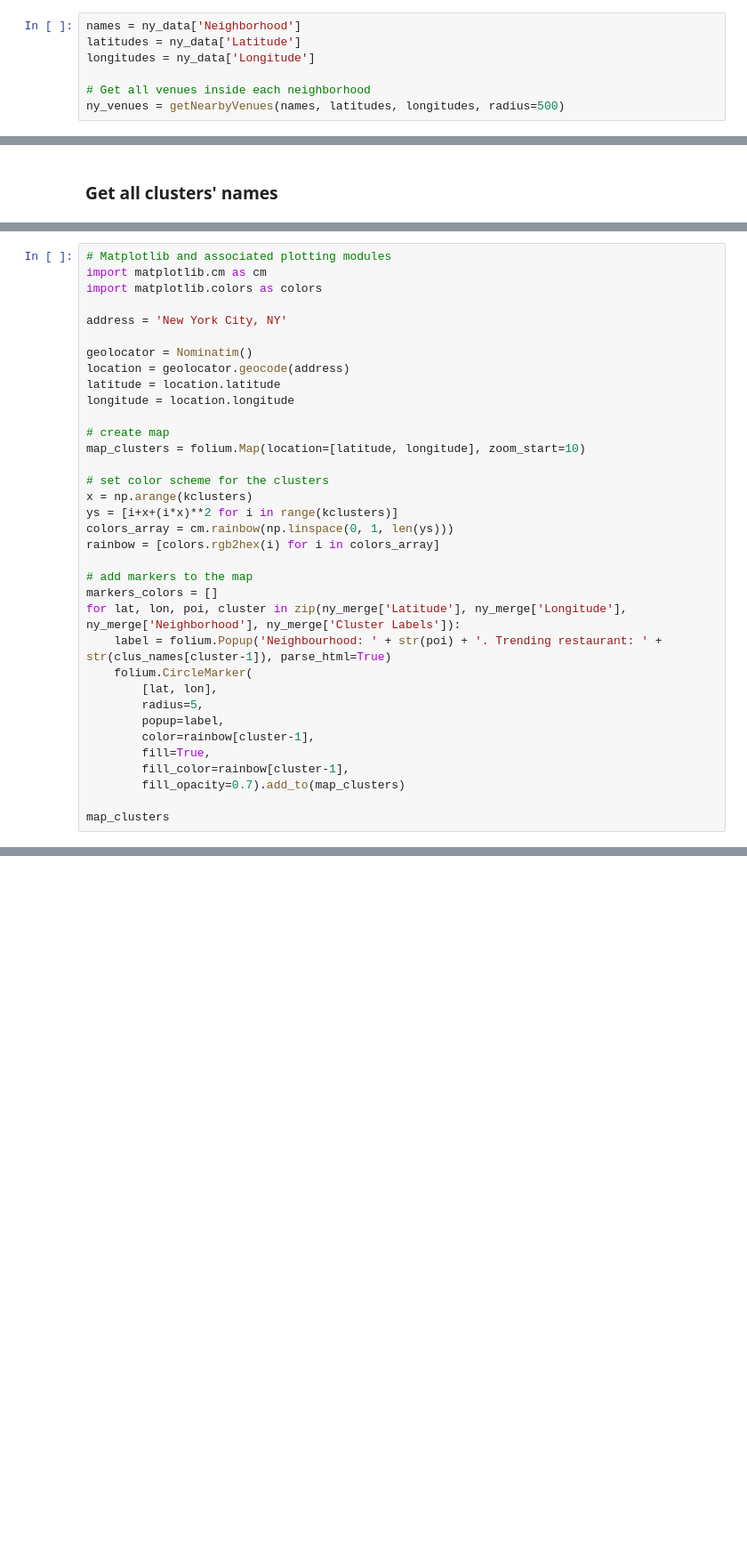
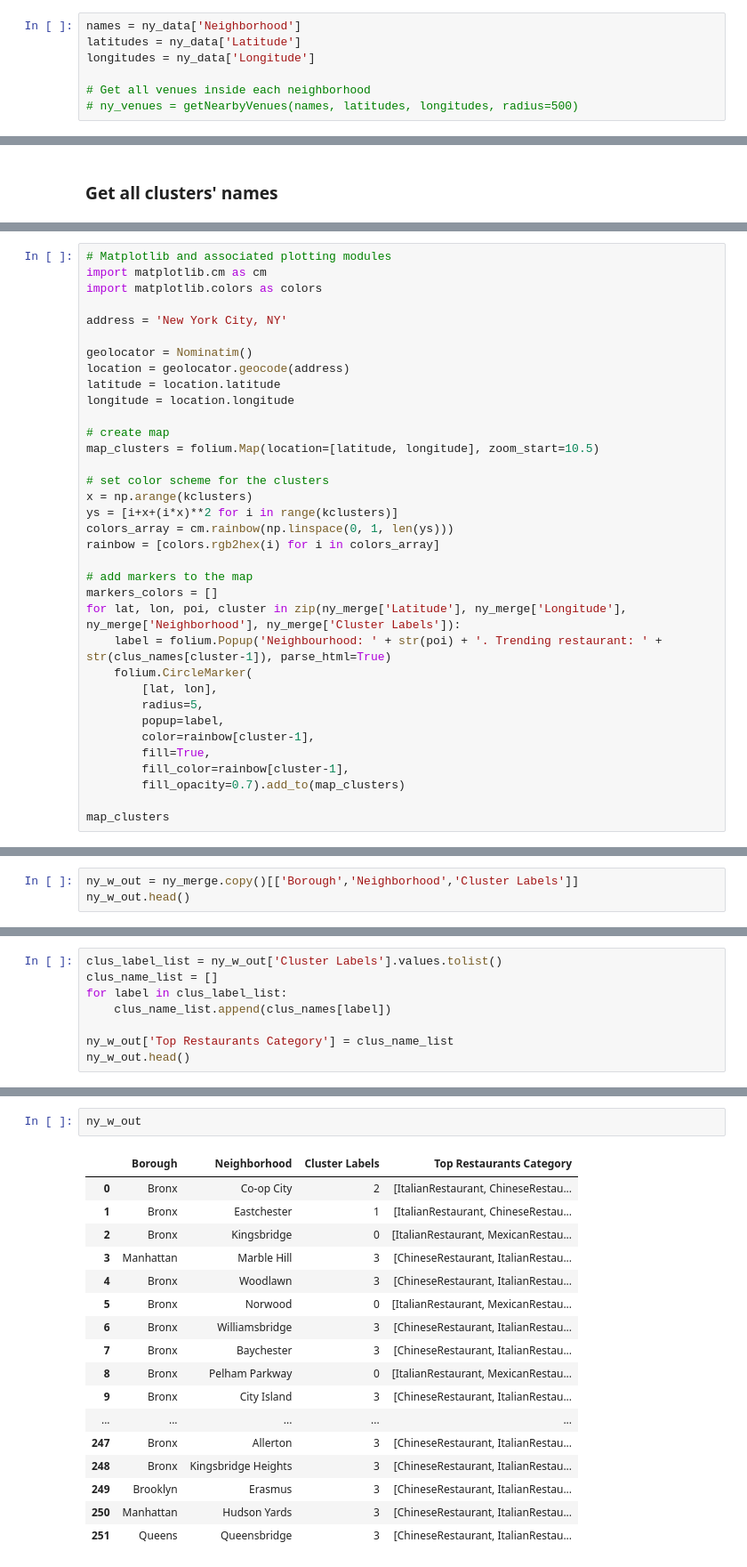
Before and after one commit to hdvvip/Coursera_Capstone, a Jupyter notebook: Capstone_Notebook_Code_Final.ipynb, the cells around one changed output, grey strips where cells are left out. Shown at 89% size. Saved outputs shown, nothing was run; the diff lists cells and outputs as text; blank space fills up the shorter version.

```diff
--- a/Capstone_Notebook_Code_Final.ipynb
+++ b/Capstone_Notebook_Code_Final.ipynb
@@ -134,7 +126,7 @@ latitudes = ny_data['Latitude']
 longitudes = ny_data['Longitude']
 
 # Get all venues inside each neighborhood
-ny_venues = getNearbyVenues(names, latitudes, longitudes, radius=500)
+# ny_venues = getNearbyVenues(names, latitudes, longitudes, radius=500)
 # %% [output]
 Wakefield
 Co-op City
@@ -446,7 +573,7 @@ latitude = location.latitude
 longitude = location.longitude
 
 # create map
-map_clusters = folium.Map(location=[latitude, longitude], zoom_start=10)
+map_clusters = folium.Map(location=[latitude, longitude], zoom_start=10.5)
 
 # set color scheme for the clusters
 x = np.arange(kclusters)
@@ -470,0 +602,3 @@ map_clusters
+# %%
+ny_w_out = ny_merge.copy()[['Borough','Neighborhood','Cluster Labels']]
+ny_w_out.head()
@@ -470,0 +620,8 @@ map_clusters
+# %%
+clus_label_list = ny_w_out['Cluster Labels'].values.tolist()
+clus_name_list = []
+for label in clus_label_list:
+    clus_name_list.append(clus_names[label])
+
+ny_w_out['Top Restaurants Category'] = clus_name_list
+ny_w_out.head()
@@ -470,0 +659,20 @@ map_clusters
+# %%
+ny_w_out
+# %% [output]
+|  | Borough | Neighborhood | Cluster Labels | Top Restaurants Category |
+| 0 | Bronx | Co-op City | 2 | [ItalianRestaurant, ChineseRestau... |
+| 1 | Bronx | Eastchester | 1 | [ItalianRestaurant, ChineseRestau... |
+| 2 | Bronx | Kingsbridge | 0 | [ItalianRestaurant, MexicanRestau... |
+| 3 | Manhattan | Marble Hill | 3 | [ChineseRestaurant, ItalianRestau... |
+| 4 | Bronx | Woodlawn | 3 | [ChineseRestaurant, ItalianRestau... |
+| 5 | Bronx | Norwood | 0 | [ItalianRestaurant, MexicanRestau... |
+| 6 | Bronx | Williamsbridge | 3 | [ChineseRestaurant, ItalianRestau... |
+| 7 | Bronx | Baychester | 3 | [ChineseRestaurant, ItalianRestau... |
+| 8 | Bronx | Pelham Parkway | 0 | [ItalianRestaurant, MexicanRestau... |
+| 9 | Bronx | City Island | 3 | [ChineseRestaurant, ItalianRestau... |
+| ... | ... | ... | ... | ... |
+| 247 | Bronx | Allerton | 3 | [ChineseRestaurant, ItalianRestau... |
+| 248 | Bronx | Kingsbridge Heights | 3 | [ChineseRestaurant, ItalianRestau... |
+| 249 | Brooklyn | Erasmus | 3 | [ChineseRestaurant, ItalianRestau... |
+| 250 | Manhattan | Hudson Yards | 3 | [ChineseRestaurant, ItalianRestau... |
+| 251 | Queens | Queensbridge | 3 | [ChineseRestaurant, ItalianRestau... |
```
Also changed, not shown: parts of 42 cells of this notebook.
